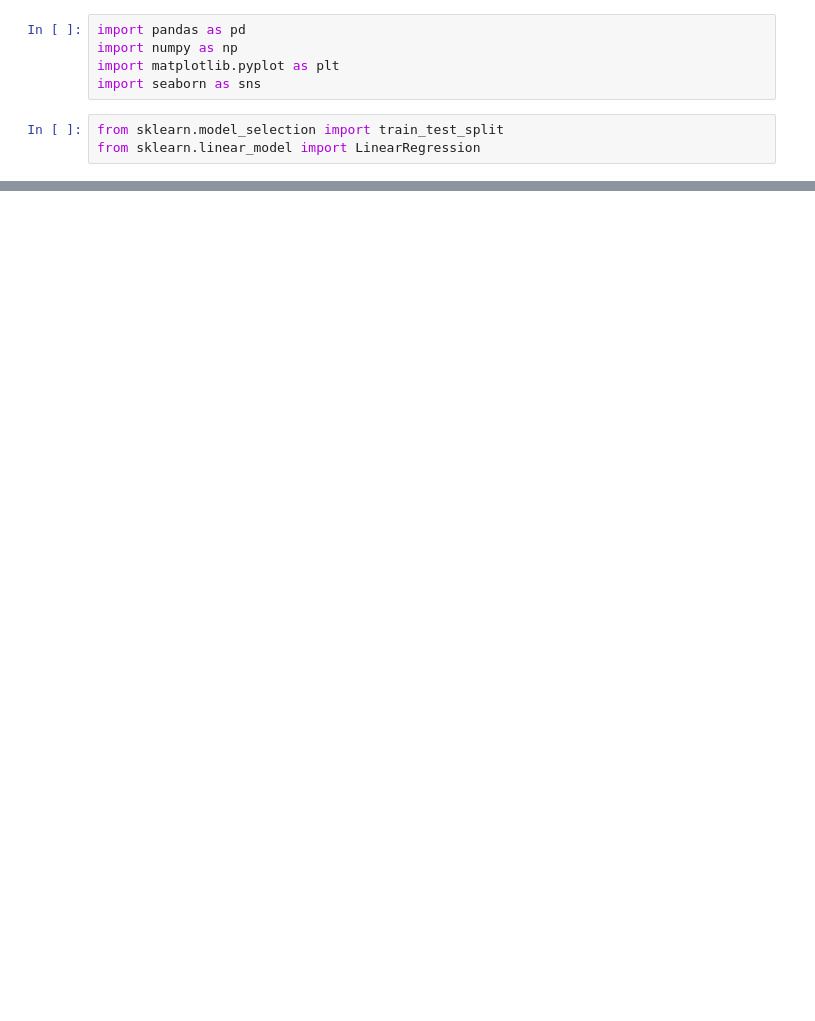
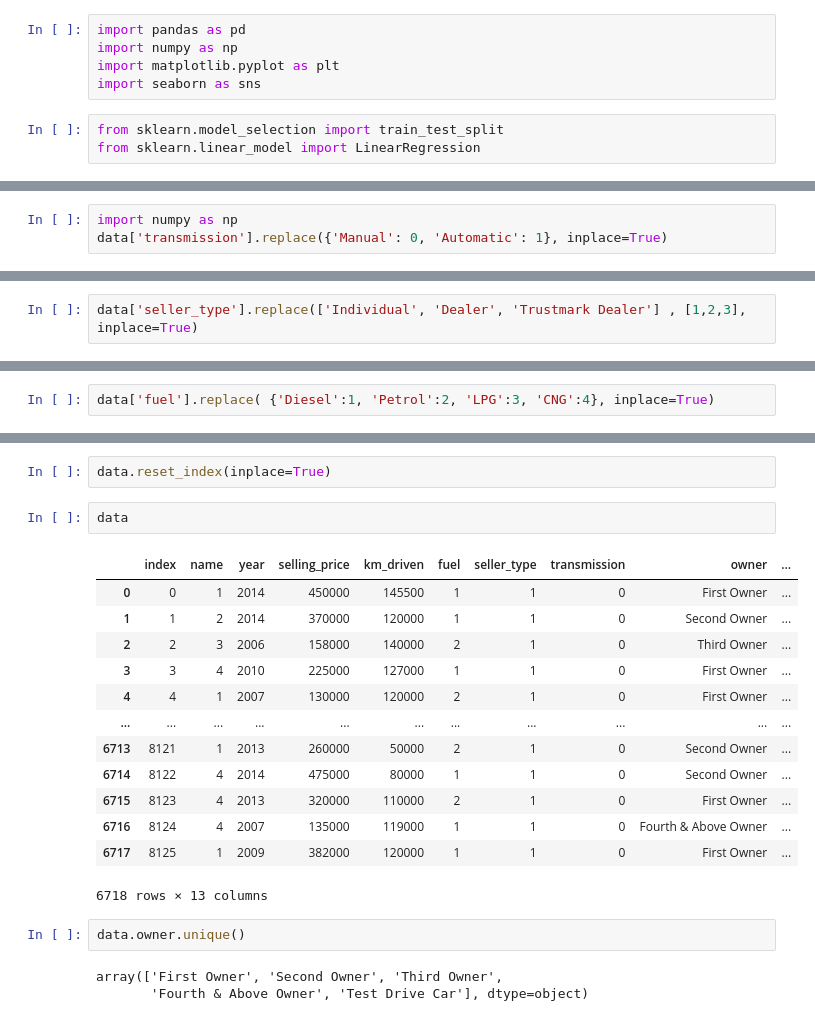
Before and after one commit to azaz9026/Car_Price_Prediction-_Model, a Jupyter notebook: model.ipynb, the cells around one changed output, grey strips where cells are left out. Cells and saved outputs as stored; diff of their text form; blank space fills up the shorter version.

```diff
--- a/model.ipynb
+++ b/model.ipynb
@@ -18,0 +211,3 @@ data.head()
+# %%
+import numpy as np
+data['transmission'].replace({'Manual': 0, 'Automatic': 1}, inplace=True)
@@ -18,0 +225,2 @@ data.head()
+# %%
+data['seller_type'].replace(['Individual', 'Dealer', 'Trustmark Dealer'] , [1,2,3], inplace=True)
@@ -18,0 +238,2 @@ data.head()
+# %%
+data['fuel'].replace( {'Diesel':1, 'Petrol':2, 'LPG':3, 'CNG':4}, inplace=True)
@@ -18,0 +275,23 @@ data.head()
+# %%
+data.reset_index(inplace=True)
+# %%
+data
+# %% [output]
+|  | index | name | year | selling_price | km_driven | fuel | seller_type | transmission | owner | ... |
+| 0 | 0 | 1 | 2014 | 450000 | 145500 | 1 | 1 | 0 | First Owner | ... |
+| 1 | 1 | 2 | 2014 | 370000 | 120000 | 1 | 1 | 0 | Second Owner | ... |
+| 2 | 2 | 3 | 2006 | 158000 | 140000 | 2 | 1 | 0 | Third Owner | ... |
+| 3 | 3 | 4 | 2010 | 225000 | 127000 | 1 | 1 | 0 | First Owner | ... |
+| 4 | 4 | 1 | 2007 | 130000 | 120000 | 2 | 1 | 0 | First Owner | ... |
+| ... | ... | ... | ... | ... | ... | ... | ... | ... | ... | ... |
+| 6713 | 8121 | 1 | 2013 | 260000 | 50000 | 2 | 1 | 0 | Second Owner | ... |
+| 6714 | 8122 | 4 | 2014 | 475000 | 80000 | 1 | 1 | 0 | Second Owner | ... |
+| 6715 | 8123 | 4 | 2013 | 320000 | 110000 | 2 | 1 | 0 | First Owner | ... |
+| 6716 | 8124 | 4 | 2007 | 135000 | 119000 | 1 | 1 | 0 | Fourth & Above Owner | ... |
+| 6717 | 8125 | 1 | 2009 | 382000 | 120000 | 1 | 1 | 0 | First Owner | ... |
+6718 rows × 13 columns
+# %%
+data.owner.unique()
+# %% [output]
+array(['First Owner', 'Second Owner', 'Third Owner',
+       'Fourth & Above Owner', 'Test Drive Car'], dtype=object)
```
Also changed, not shown: parts of 50 cells of this notebook, 2 other files.
